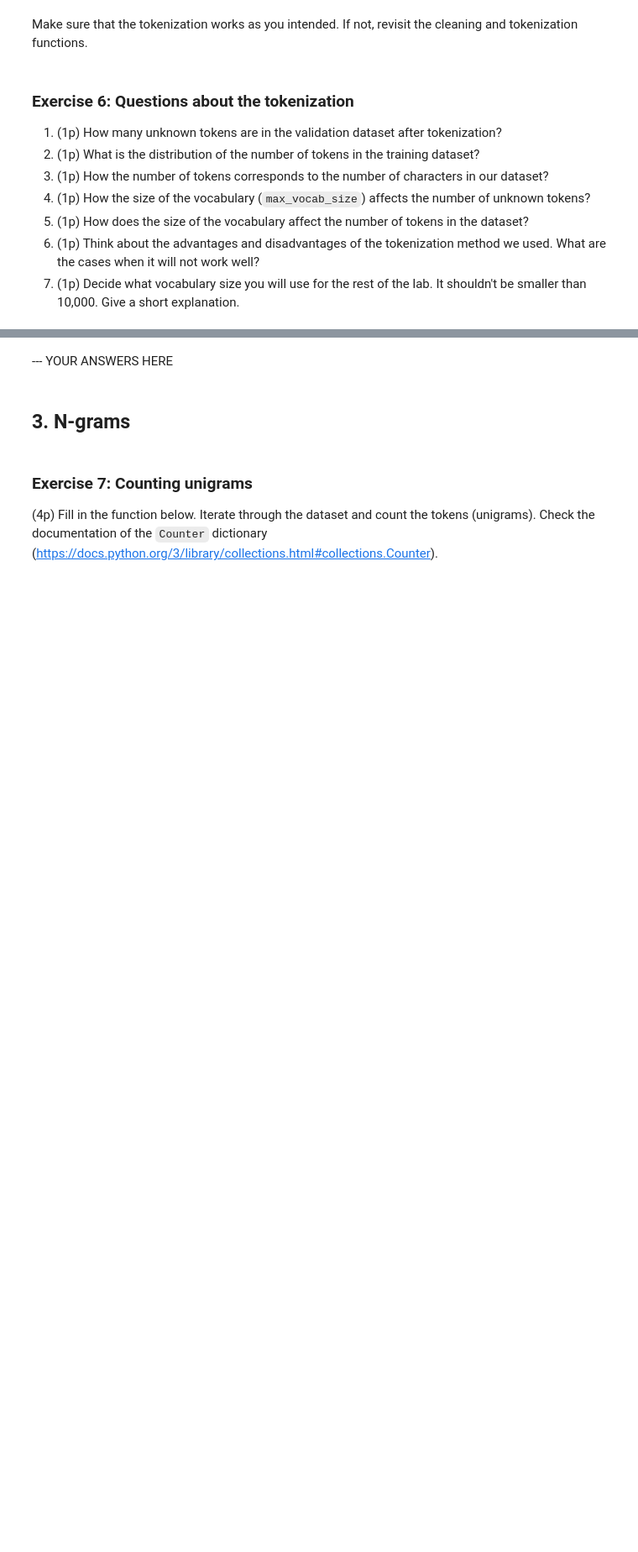
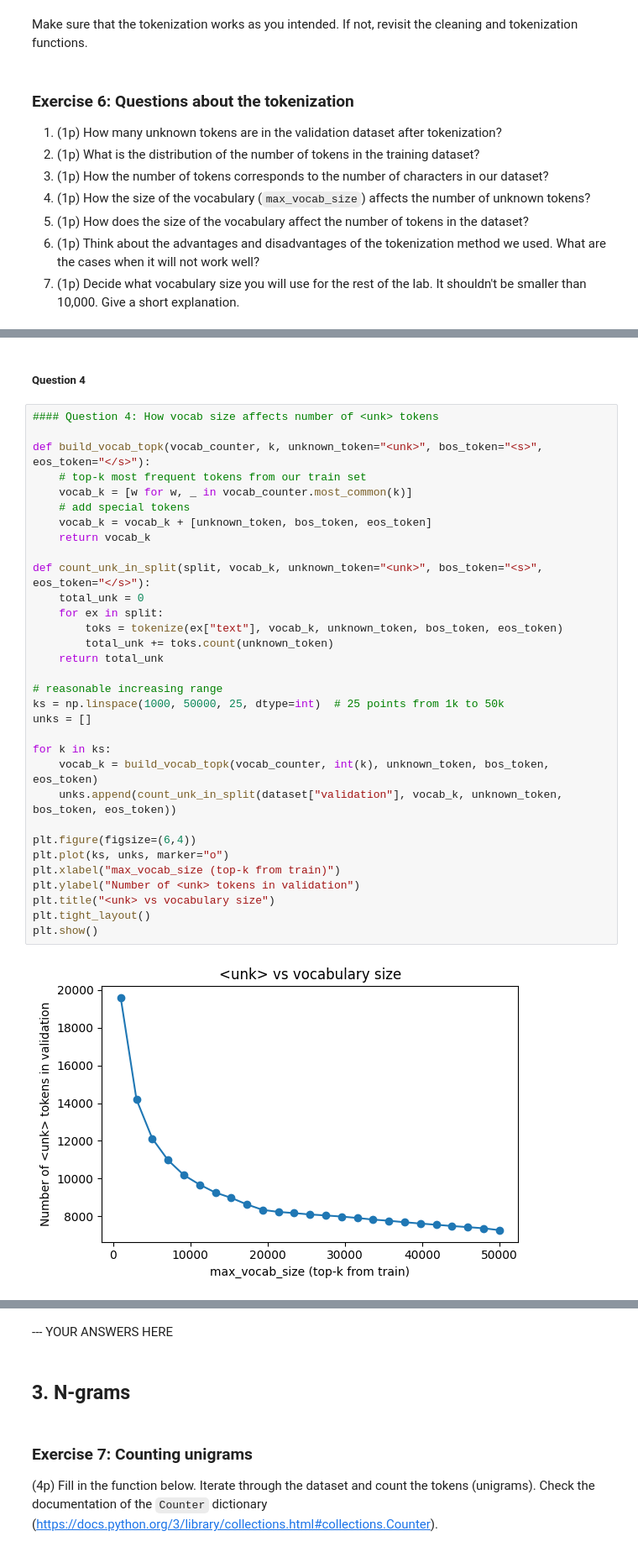
Before and after one commit to OmericoN/NLP_Labs1_Group18, a Jupyter notebook: Lab_1_Omer.ipynb, the cells around one changed output, grey strips where cells are left out. Shown at 84% size. Cells and saved outputs as stored; diff of their text form; blank space fills up the shorter version.

```diff
--- a/Lab_1_Omer.ipynb
+++ b/Lab_1_Omer.ipynb
@@ -701,0 +755,36 @@ Make sure that the tokenization works as you intended. If not, revisit the clean
+# %% [markdown]
+##### Question 4
+# %%
+#### Question 4: How vocab size affects number of <unk> tokens
+
+def build_vocab_topk(vocab_counter, k, unknown_token="<unk>", bos_token="<s>", eos_token="</s>"):
+    # top-k most frequent tokens from our train set
+    vocab_k = [w for w, _ in vocab_counter.most_common(k)]
+    # add special tokens
+    vocab_k = vocab_k + [unknown_token, bos_token, eos_token]
+    return vocab_k
+
+def count_unk_in_split(split, vocab_k, unknown_token="<unk>", bos_token="<s>", eos_token="</s>"):
+    total_unk = 0
+    for ex in split:
+        toks = tokenize(ex["text"], vocab_k, unknown_token, bos_token, eos_token)
+        total_unk += toks.count(unknown_token)
+    return total_unk
+
+# reasonable increasing range
+ks = np.linspace(1000, 50000, 25, dtype=int)  # 25 points from 1k to 50k
+unks = []
+
+for k in ks:
+    vocab_k = build_vocab_topk(vocab_counter, int(k), unknown_token, bos_token, eos_token)
+    unks.append(count_unk_in_split(dataset["validation"], vocab_k, unknown_token, bos_token, eos_token))
+
+plt.figure(figsize=(6,4))
+plt.plot(ks, unks, marker="o")
+plt.xlabel("max_vocab_size (top-k from train)")
+plt.ylabel("Number of <unk> tokens in validation")
+plt.title("<unk> vs vocabulary size")
+plt.tight_layout()
+plt.show()
+# %% [output]
+[figure, added]
```
Also changed, not shown: parts of 12 cells of this notebook.
